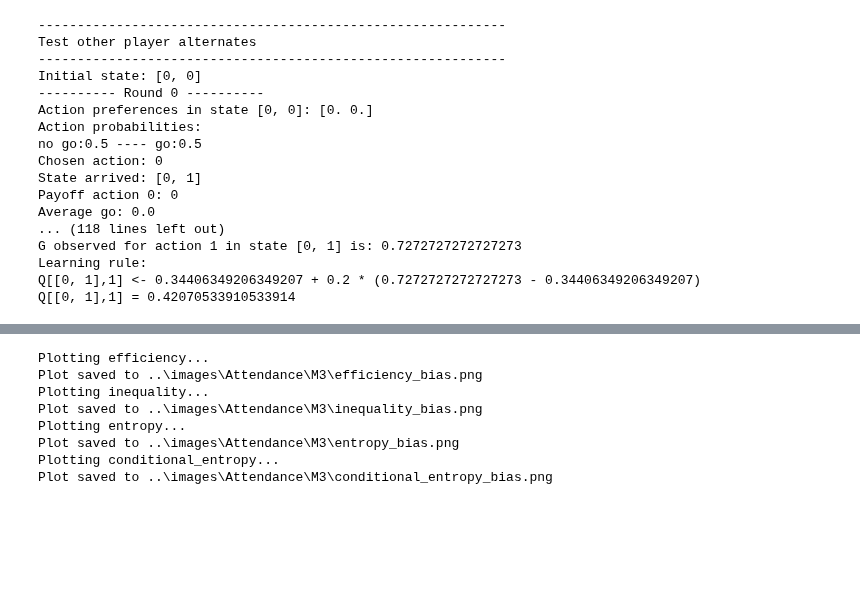
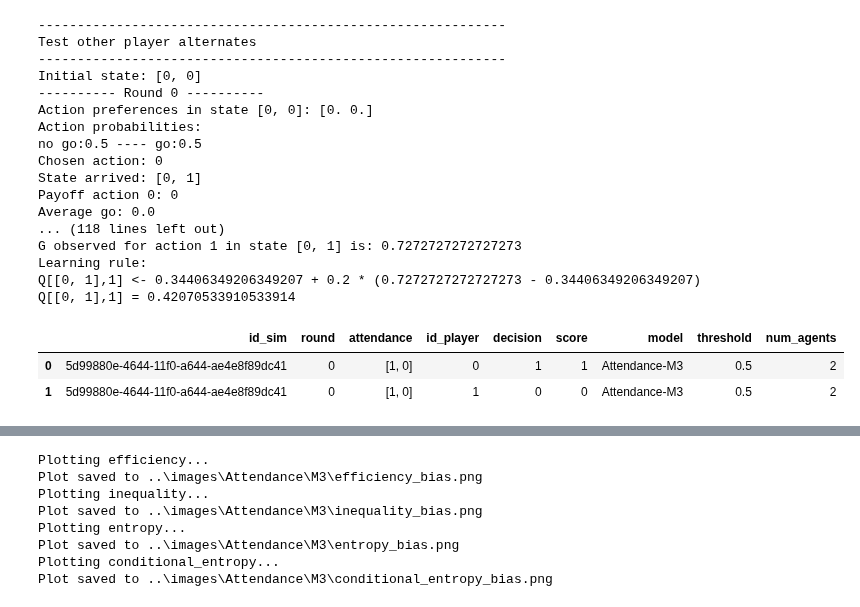
Before and after one commit to EAndrade-Lotero/Cognitive_Models_El_Farol_Bar_Problem, a Jupyter notebook: Notebooks/test_Payoff_and_Attendance.ipynb, the cells around one changed output, grey strips where cells are left out. Cells and saved outputs as stored; diff of their text form; code cells hidden in the pictures; blank space fills up the shorter version.

```diff
--- a/Notebooks/test_Payoff_and_Attendance.ipynb
+++ b/Notebooks/test_Payoff_and_Attendance.ipynb
@@ -377,15 +377,51 @@ Q[[0, 1],1] = 0.42070533910533914
 # %%
 fixed_parameters = {
 	"threshold":0.5,
-	"num_agents":6,
+	"num_agents":2,
 }
 free_parameters = {
-	"learning_rate": 0.2,
-	"bias": 0.5,
-	"inverse_temperature":16
+# Best fit human
+	"learning_rate": 0.14,
+	"bias": 0.66,
+	"inverse_temperature":10
+# Optimal
+	# "learning_rate": 0.08,
+	# "bias": 0.23,
+	# "inverse_temperature":11
+# Out of the blue
+	# "learning_rate": 0.2,
+	# "bias": 0.5,
+	# "inverse_temperature":16
 }
 simulation_parameters = {
-	'num_episodes':100,
-	'num_rounds':1000,
+	'num_episodes':23,
+	'num_rounds':50,
 	'verbose':False
 }
+# %%
+from Utils.interaction import Experiment, Episode
+
+
+exp = Experiment(
+    agent_class=AttendanceM3,
+    fixed_parameters=fixed_parameters,
+    free_parameters=free_parameters,
+    simulation_parameters=simulation_parameters,
+    measures=['attendance', 'efficiency', 'alternation_index']
+)
+bar, agents = exp.initialize()
+
+ep = Episode(
+    environment=bar,
+    agents=agents,
+    model='Attendance-M3',
+    num_rounds=simulation_parameters['num_rounds']
+)
+data_sim = ep.simulate(
+    num_episodes=simulation_parameters['num_episodes']
+)
+data_sim.head(2)
+# %% [output]
+|  | id_sim | round | attendance | id_player | decision | score | model | threshold | num_agents |
+| 0 | 5d99880e-4644-11f0-a644-ae4e8f89dc41 | 0 | [1, 0] | 0 | 1 | 1 | Attendance-M3 | 0.5 | 2 |
+| 1 | 5d99880e-4644-11f0-a644-ae4e8f89dc41 | 0 | [1, 0] | 1 | 0 | 0 | Attendance-M3 | 0.5 | 2 |
```
Also changed, not shown: parts of 7 cells of this notebook, 49 other files.
